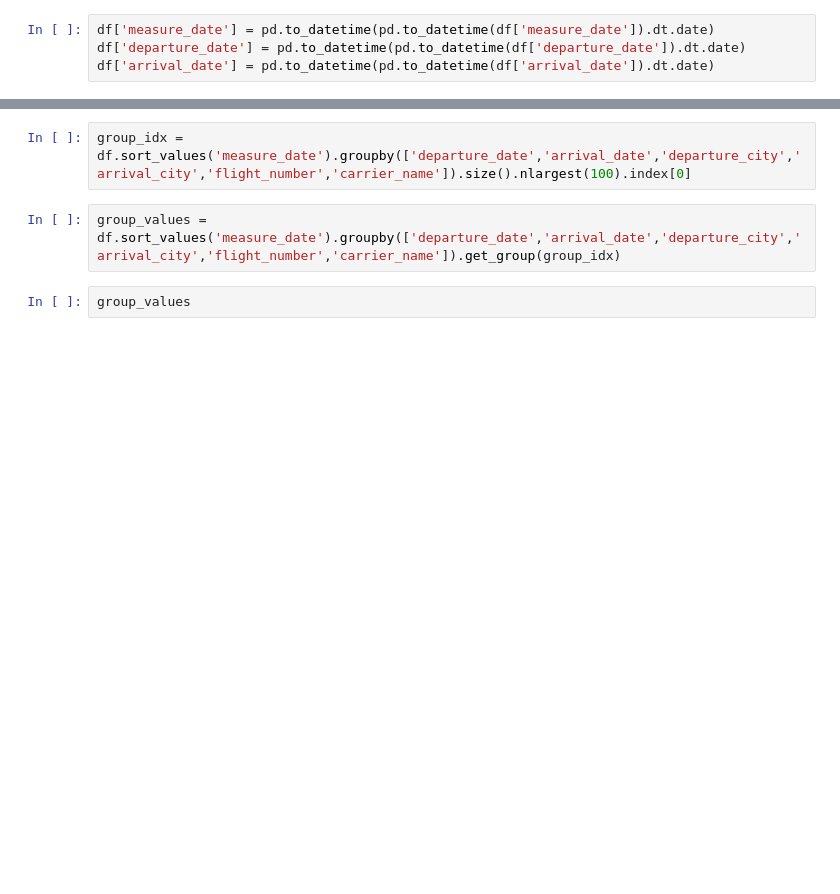
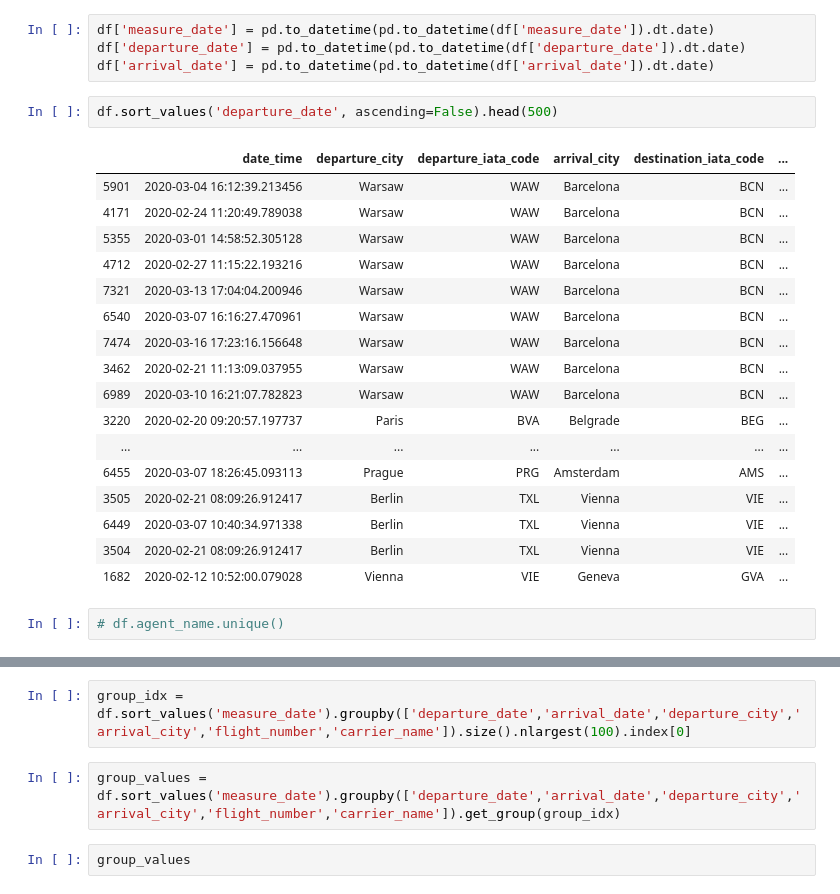
Before and after one commit to ioneuk/flight-pricing-analysis, a Jupyter notebook: models/eda.ipynb, the cells around one changed output, grey strips where cells are left out. Cells and saved outputs as stored; diff of their text form; blank space fills up the shorter version.

```diff
--- a/models/eda.ipynb
+++ b/models/eda.ipynb
@@ -15,6 +42,28 @@ df = pd.read_csv('processed_dataset.csv')
 df['measure_date'] = pd.to_datetime(pd.to_datetime(df['measure_date']).dt.date)
 df['departure_date'] = pd.to_datetime(pd.to_datetime(df['departure_date']).dt.date)
 df['arrival_date'] = pd.to_datetime(pd.to_datetime(df['arrival_date']).dt.date)
+# %%
+df.sort_values('departure_date', ascending=False).head(500)
+# %% [output]
+|  | date_time | departure_city | departure_iata_code | arrival_city | destination_iata_code | ... |
+| 5901 | 2020-03-04 16:12:39.213456 | Warsaw | WAW | Barcelona | BCN | ... |
+| 4171 | 2020-02-24 11:20:49.789038 | Warsaw | WAW | Barcelona | BCN | ... |
+| 5355 | 2020-03-01 14:58:52.305128 | Warsaw | WAW | Barcelona | BCN | ... |
+| 4712 | 2020-02-27 11:15:22.193216 | Warsaw | WAW | Barcelona | BCN | ... |
+| 7321 | 2020-03-13 17:04:04.200946 | Warsaw | WAW | Barcelona | BCN | ... |
+| 6540 | 2020-03-07 16:16:27.470961 | Warsaw | WAW | Barcelona | BCN | ... |
+| 7474 | 2020-03-16 17:23:16.156648 | Warsaw | WAW | Barcelona | BCN | ... |
+| 3462 | 2020-02-21 11:13:09.037955 | Warsaw | WAW | Barcelona | BCN | ... |
+| 6989 | 2020-03-10 16:21:07.782823 | Warsaw | WAW | Barcelona | BCN | ... |
+| 3220 | 2020-02-20 09:20:57.197737 | Paris | BVA | Belgrade | BEG | ... |
+| ... | ... | ... | ... | ... | ... | ... |
+| 6455 | 2020-03-07 18:26:45.093113 | Prague | PRG | Amsterdam | AMS | ... |
+| 3505 | 2020-02-21 08:09:26.912417 | Berlin | TXL | Vienna | VIE | ... |
+| 6449 | 2020-03-07 10:40:34.971338 | Berlin | TXL | Vienna | VIE | ... |
+| 3504 | 2020-02-21 08:09:26.912417 | Berlin | TXL | Vienna | VIE | ... |
+| 1682 | 2020-02-12 10:52:00.079028 | Vienna | VIE | Geneva | GVA | ... |
+# %%
+# df.agent_name.unique()
 # %%
 df.dtypes
 # %% [output]
```
Also changed, not shown: parts of 10 cells of this notebook, 19 other files.
